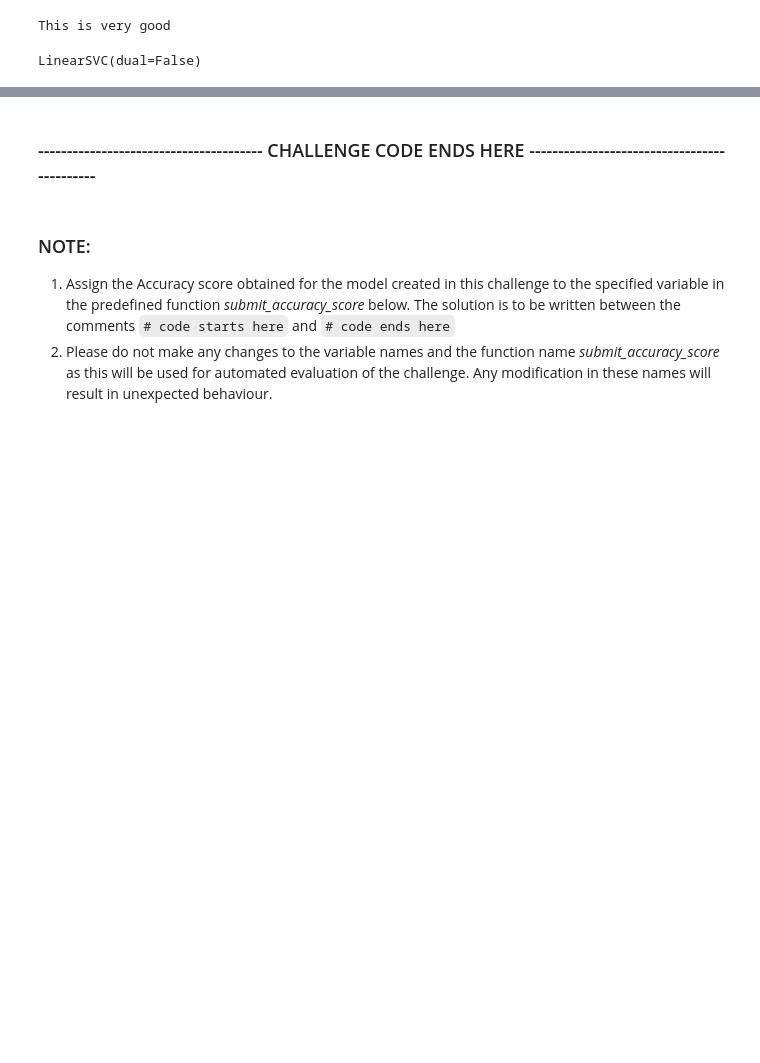
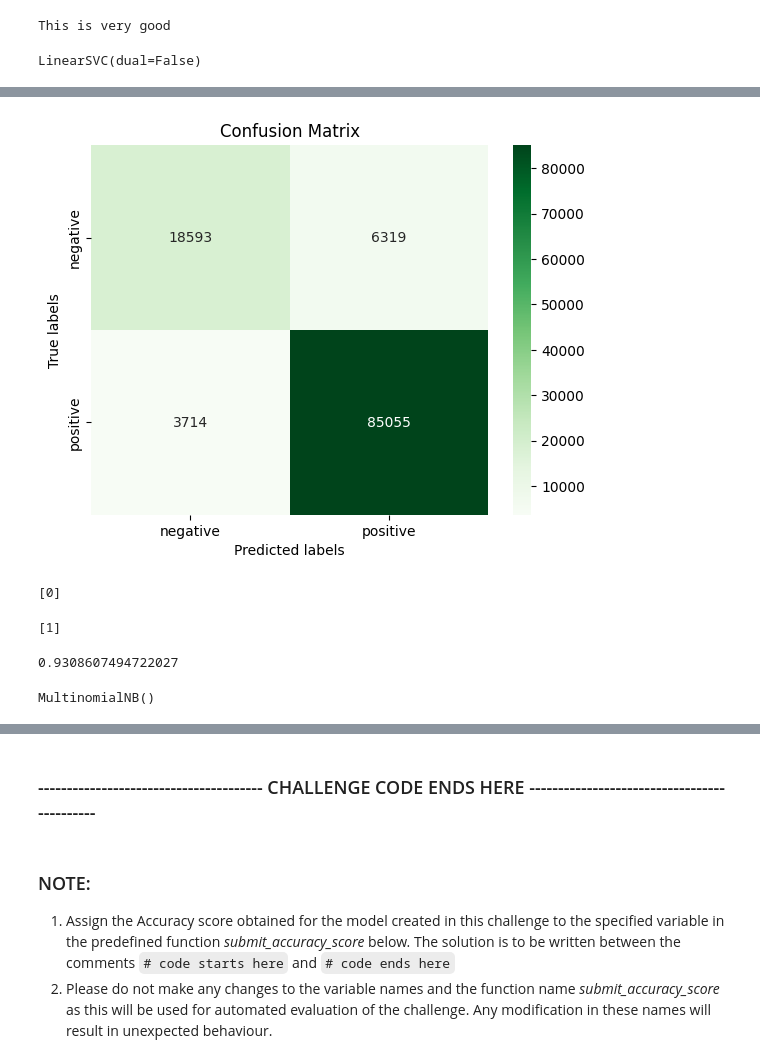
Before and after one commit to rakdey1/ml27, a Jupyter notebook: SentimentAnalysis.ipynb, the cells around one changed output, grey strips where cells are left out. Cells and saved outputs as stored; diff of their text form; code cells hidden in the pictures; blank space fills up the shorter version.

```diff
--- a/SentimentAnalysis.ipynb
+++ b/SentimentAnalysis.ipynb
@@ -244,0 +246,41 @@ ImportError: Pandas requires version '3.1.2' or newer of 'jinja2' (version '3.0.
+# %%
+# confusion matrix
+svr_lin_predictions=svr_lin.predict(tvec.transform(X_test_cleaned))
+ax= plt.subplot()
+cm=confusion_matrix(Y_test,svr_lin_predictions)
+sns.heatmap(cm, annot=True, fmt='g', ax=ax,cmap='Greens');
+ax.set_xlabel('Predicted labels');ax.set_ylabel('True labels');
+ax.set_title('Confusion Matrix');
+ax.xaxis.set_ticklabels(['negative', 'positive']); ax.yaxis.set_ticklabels(['negative', 'positive']);
+# %% [output]
+[figure, added]
+# %%
+# testing the model with sample 'Negative' review
+demo_review = np.array(['Product not very useful, supposed to not buy.'])
+demo_review_X_test = tvec.transform(demo_review)
+print(svr_lin.predict(demo_review_X_test))
+
+# expected output = 0 (Negative)
+# actual output = 0 (Negative)
+# %% [output]
+[0]
+# %%
+# testing the model with sample 'Positive' review
+demo_review = np.array(['Product is very good, suggest to buy.'])
+demo_review_X_test = tvec.transform(demo_review)
+print(svr_lin.predict(demo_review_X_test))
+
+# expected output = 1 (Positive)
+# actual output = 1 (Positive)
+# %% [output]
+[1]
+# %%
+print(submit_accuracy_score())
+# %% [output]
+0.9308607494722027
+# %%
+# Naive Bayes model
+nbm = naive_bayes.MultinomialNB()
+nbm.fit(X_train_tvec, Y_train)
+# %% [output]
+MultinomialNB()
```
Also changed, not shown: parts of 7 cells of this notebook.
